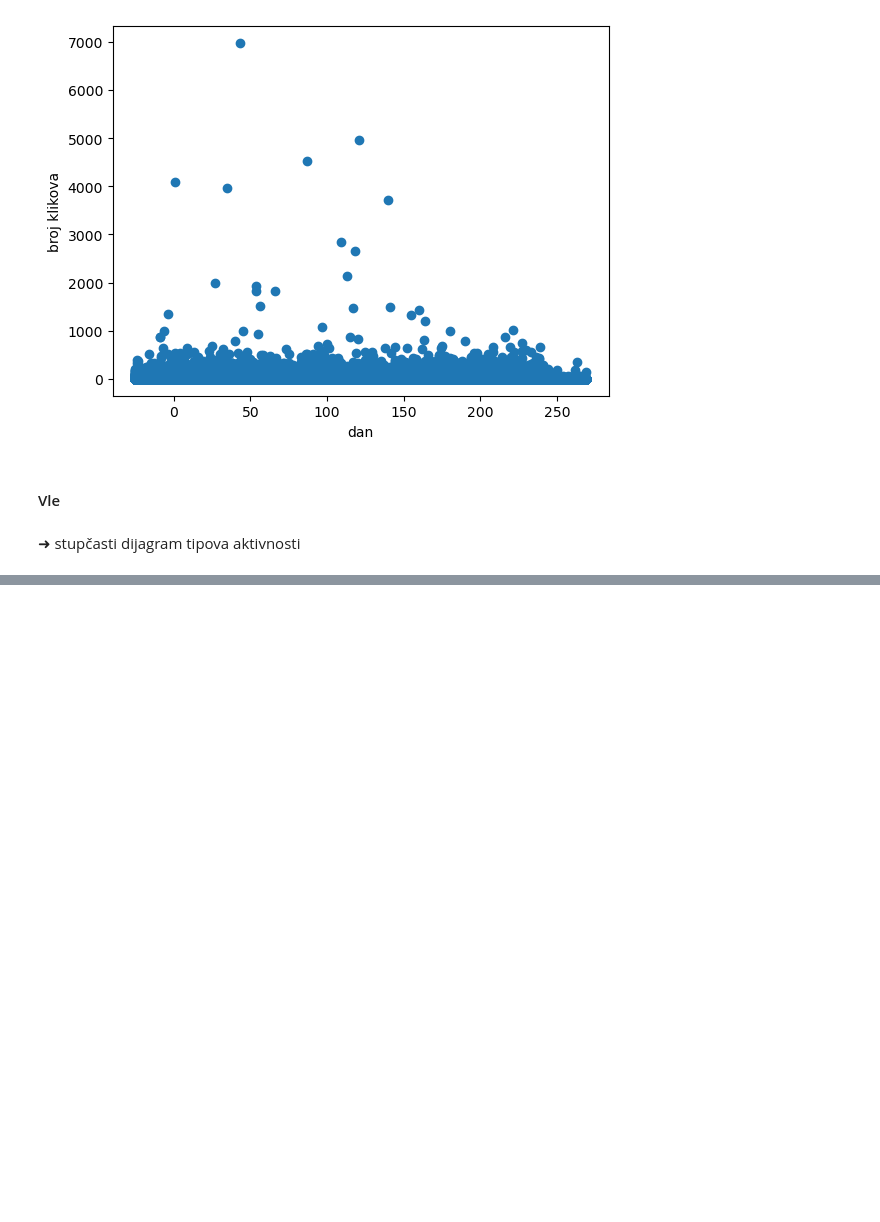
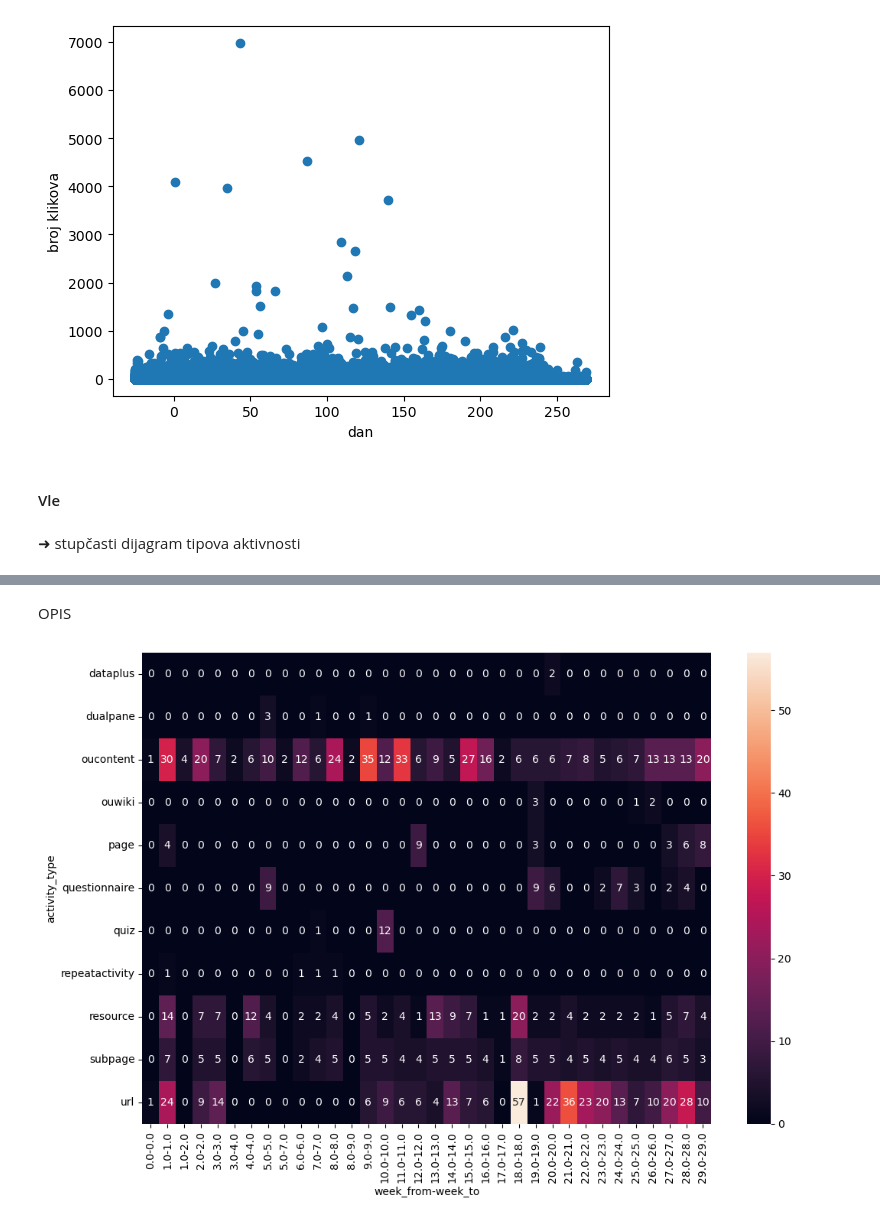
Before and after one commit to antoniamstr1/projekt-uuzop, a Jupyter notebook: prvi_dio.ipynb, the cells around one changed output, grey strips where cells are left out. Cells and saved outputs as stored; diff of their text form; code cells hidden in the pictures; blank space fills up the shorter version.

```diff
--- a/prvi_dio.ipynb
+++ b/prvi_dio.ipynb
@@ -518,0 +518,10 @@ plt.show()
+# %% [markdown]
+OPIS
+# %%
+aktivnosti = vle.pivot_table(index='activity_type', columns=['week_from', 'week_to'], aggfunc='size', fill_value=0)
+
+plt.figure(figsize=(12, 8))
+sns.heatmap(aktivnosti, annot=True)
+plt.show()
+# %% [output]
+[figure, added]
```
Also changed, not shown: parts of 3 cells of this notebook.
